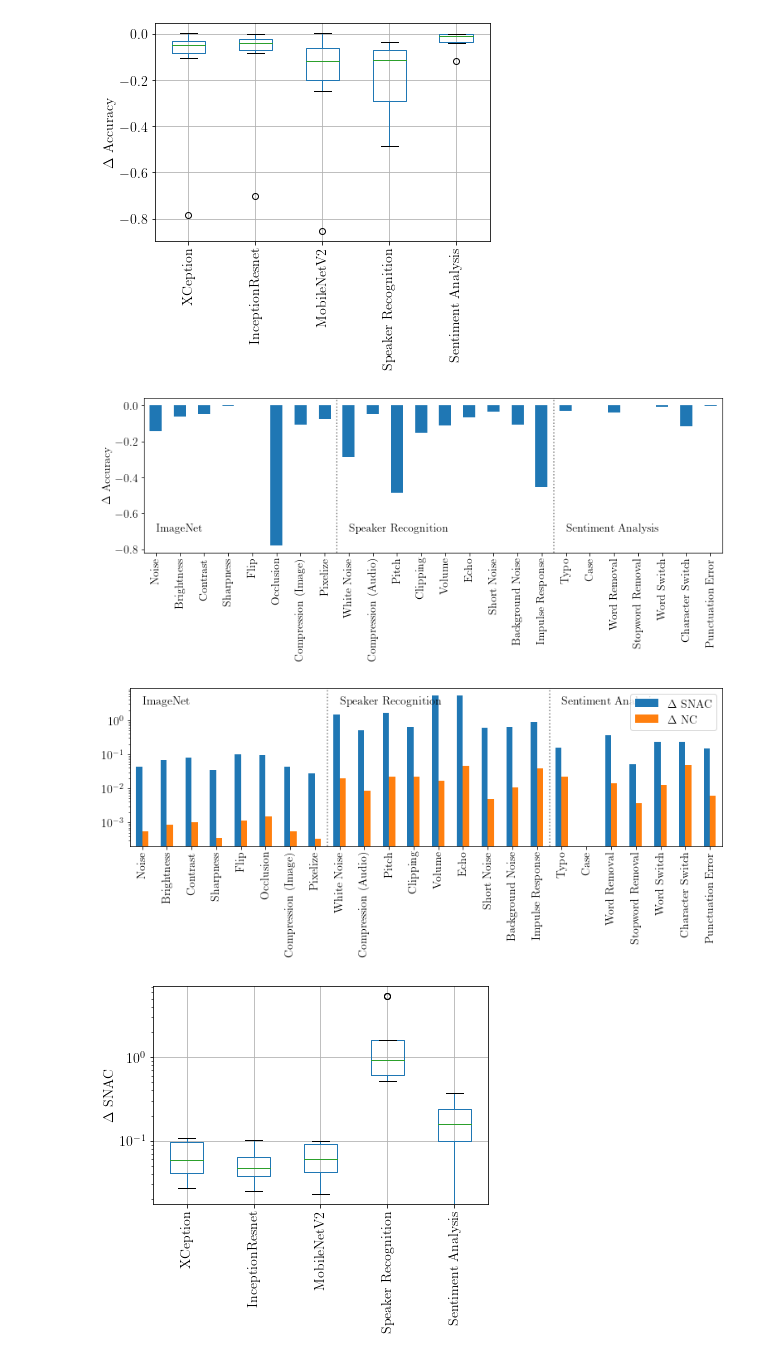
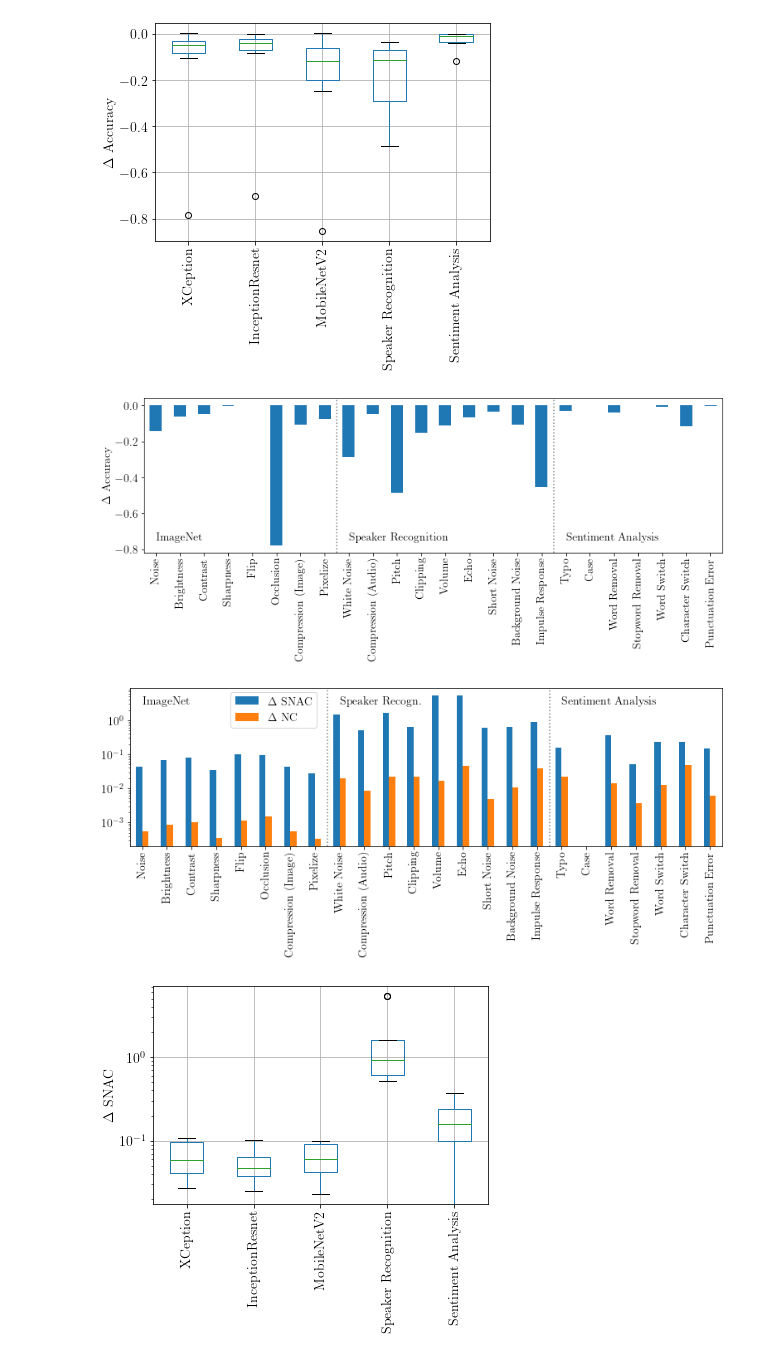
Before and after one commit to mlxyz/insynth, a Jupyter notebook: experiments/result_analysis.ipynb, the cells around one changed output. Saved outputs shown, nothing was run; the diff lists cells and outputs as text; code cells hidden in the pictures.

Commit message:
Update result analysis

```diff
--- a/experiments/result_analysis.ipynb
+++ b/experiments/result_analysis.ipynb
@@ -211,26 +211,26 @@ ax.figure.savefig('output/performance_change.pgf', bbox_inches='tight')
 # %%
 rows = {
     'XCeption': ('Accuracy', '$\Delta$ (\%)'),
     'InceptionResnet': ('Accuracy', '$\Delta$ (\%)'),
     'MobileNetV2': ('Accuracy', '$\Delta$ (\%)'),
     'Speaker Recognition': ('Accuracy', '$\Delta$ (\%)'),
     'Sentiment Analysis': ('Accuracy', '$\Delta$ (\%)')
 }
 
 
 temp_df = pd.concat(results,axis=1).drop(['Seed', 'Combined'])
 temp_df.columns = temp_df.columns.droplevel(level=0)
 temp_df = temp_df[[('Accuracy', '$\Delta$ (\%)')]].transpose()
 temp_df.index = rows.keys()
 ax = temp_df.mean().plot(kind='bar',figsize=(6.4*2, 3.5), ylabel='$\Delta$ Accuracy')
 plt.axvline(x=7.5, color='gray', ls='dotted')
 plt.axvline(x=16.5, color='gray', ls='dotted')
-plt.text(x=0, y=-0.7, s='ImageNet')
-plt.text(x=8, y=-0.7, s='Speaker Recognition')
-plt.text(x=17, y=-0.7, s='Sentiment Analysis')
+plt.text(x=0, y=-0.75, s='ImageNet')
+plt.text(x=8, y=-0.75, s='Speaker Recognition')
+plt.text(x=17, y=-0.75, s='Sentiment Analysis')
 ax.figure.savefig('output/perturbator_performance_change.pgf', bbox_inches='tight')
 # %% [output]
-[figure, old version]
+[figure, new version]
 # %%
 rows = {
     'XCeption': ('SNAC', '$\Delta$ (\%)'),
@@ -253,15 +253,15 @@ nc_df = nc_df.mean().to_frame()
 nc_df.columns = ['NC']
 ax = pd.concat([snac_df,nc_df],axis=1).plot(kind='bar',figsize=(6.4*2, 3.5), y=['SNAC','NC'])
 plt.yscale('log')
-plt.legend(labels=['$\Delta$ SNAC','$\Delta$ NC'])
+plt.legend(labels=['$\Delta$ SNAC','$\Delta$ NC'], loc=(0.17,0.75))
 plt.axvline(x=7.5, color='gray', ls='dotted')
 plt.axvline(x=16.5, color='gray', ls='dotted')
 plt.text(x=0, y=3, s='ImageNet')
-plt.text(x=8, y=3, s='Speaker Recognition')
+plt.text(x=8, y=3, s='Speaker Recogn.')
 plt.text(x=17, y=3, s='Sentiment Analysis')
 ax.figure.savefig('output/perturbator_coverage_change.pgf', bbox_inches='tight')
 # %% [output]
-[figure, old version]
+[figure, new version]
 # %%
 rows = {
     'XCeption': ('XCeption', ('SNAC', '$\Delta$ (\%)')),
```
Also changed, not shown: parts of 11 cells of this notebook.
